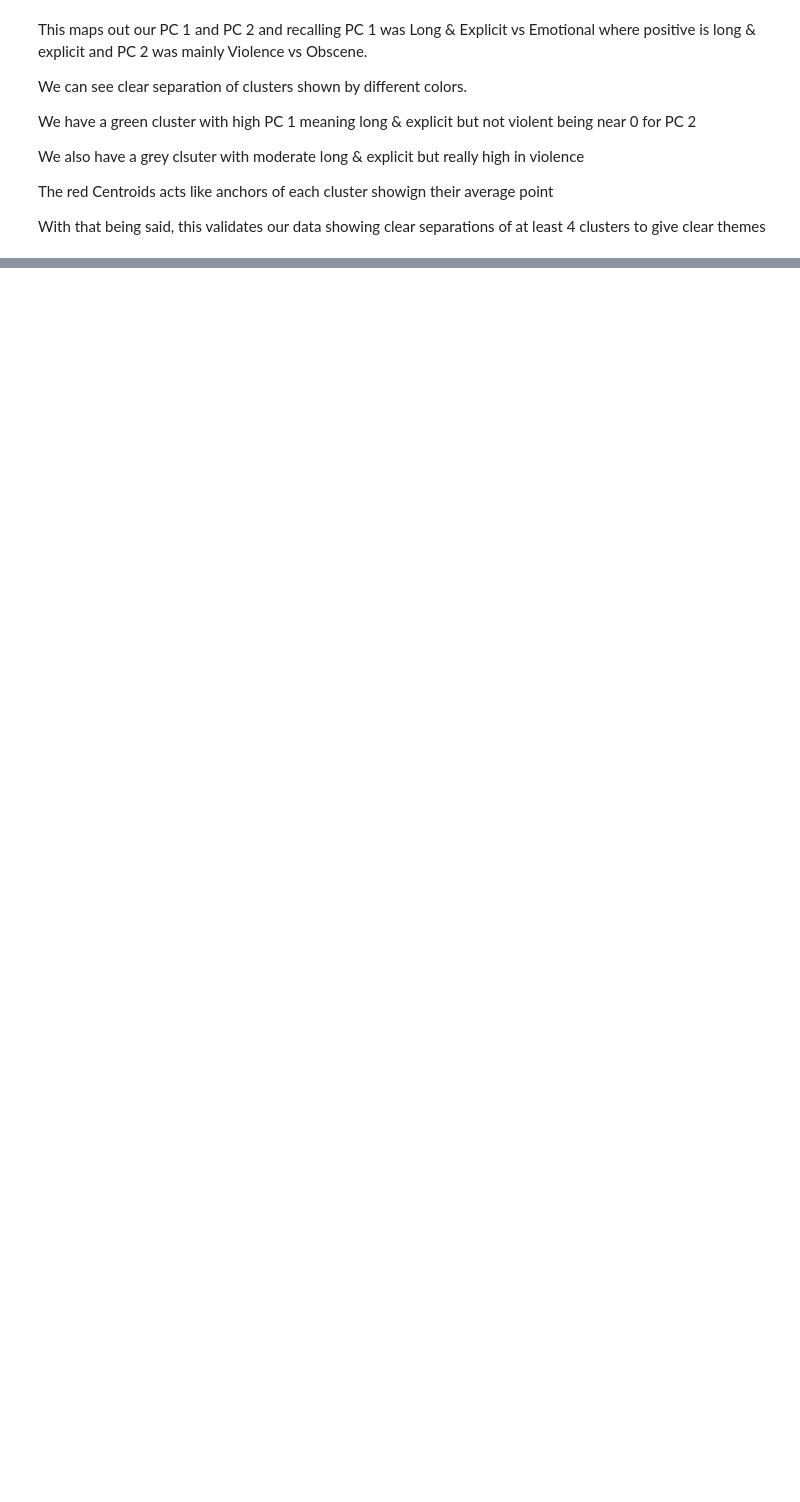
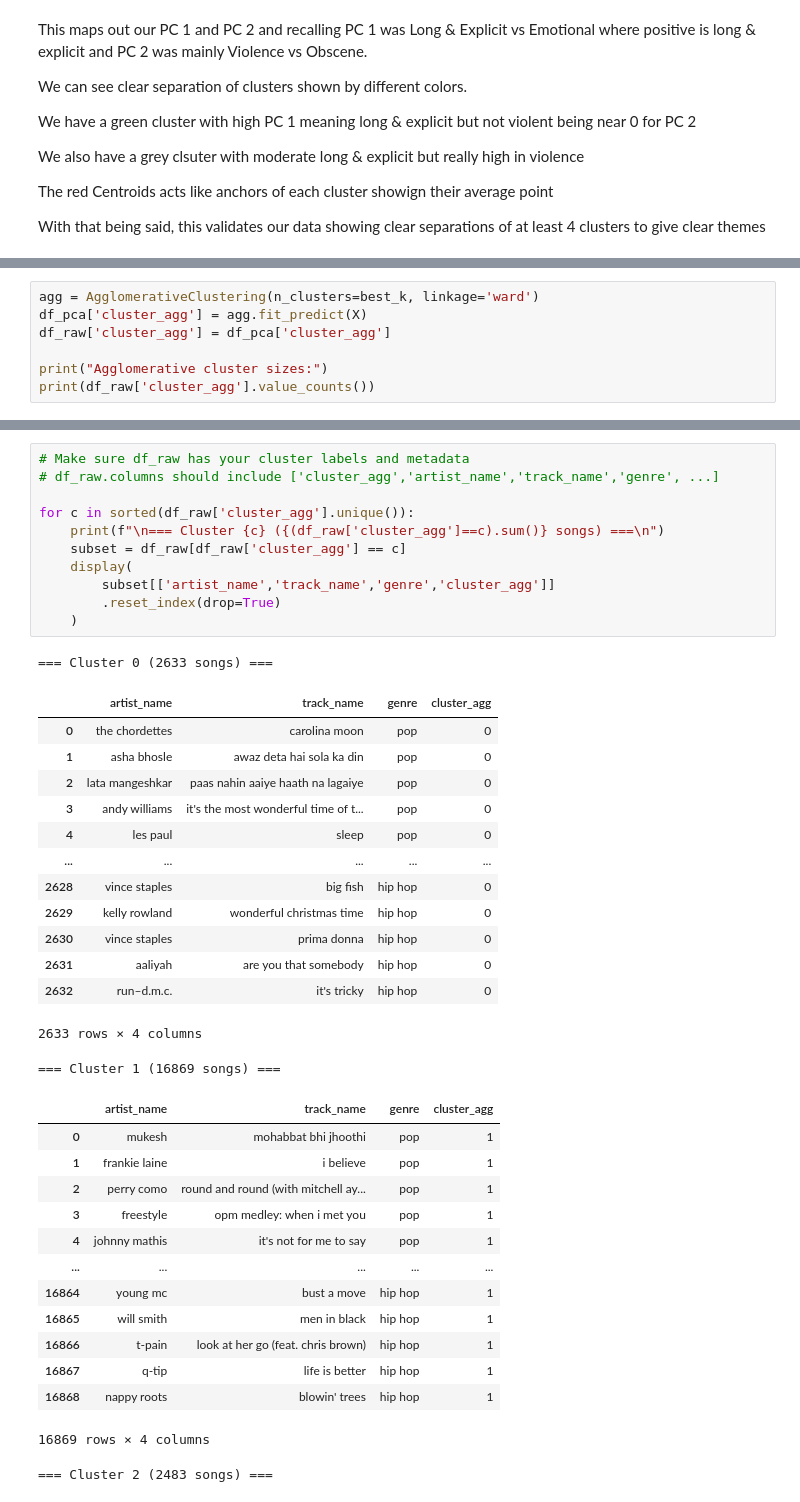
Before and after one commit to jweng8900/-TLAB-Music-Recommendation-Algorithm, a Jupyter notebook: Notebooks/3. Modeling.ipynb, the cells around one changed output, grey strips where cells are left out. Drawn from its saved outputs; the diff is of its cells as text; blank space fills up the shorter version.

```diff
--- a/Notebooks/Modeling.ipynb
+++ b/Notebooks/3. Modeling.ipynb
@@ -158,0 +175,7 @@ With that being said, this validates our data showing clear separations of at le
+# %%
+agg = AgglomerativeClustering(n_clusters=best_k, linkage='ward')
+df_pca['cluster_agg'] = agg.fit_predict(X)
+df_raw['cluster_agg'] = df_pca['cluster_agg']
+
+print("Agglomerative cluster sizes:")
+print(df_raw['cluster_agg'].value_counts())
@@ -158,0 +193,41 @@ With that being said, this validates our data showing clear separations of at le
+# %%
+# Make sure df_raw has your cluster labels and metadata
+# df_raw.columns should include ['cluster_agg','artist_name','track_name','genre', ...]
+
+for c in sorted(df_raw['cluster_agg'].unique()):
+    print(f"\n=== Cluster {c} ({(df_raw['cluster_agg']==c).sum()} songs) ===\n")
+    subset = df_raw[df_raw['cluster_agg'] == c]
+    display(
+        subset[['artist_name','track_name','genre','cluster_agg']]
+        .reset_index(drop=True)
+    )
+# %% [output]
+=== Cluster 0 (2633 songs) ===
+|  | artist_name | track_name | genre | cluster_agg |
+| 0 | the chordettes | carolina moon | pop | 0 |
+| 1 | asha bhosle | awaz deta hai sola ka din | pop | 0 |
+| 2 | lata mangeshkar | paas nahin aaiye haath na lagaiye | pop | 0 |
+| 3 | andy williams | it's the most wonderful time of t... | pop | 0 |
+| 4 | les paul | sleep | pop | 0 |
+| ... | ... | ... | ... | ... |
+| 2628 | vince staples | big fish | hip hop | 0 |
+| 2629 | kelly rowland | wonderful christmas time | hip hop | 0 |
+| 2630 | vince staples | prima donna | hip hop | 0 |
+| 2631 | aaliyah | are you that somebody | hip hop | 0 |
+| 2632 | run–d.m.c. | it's tricky | hip hop | 0 |
+2633 rows × 4 columns
+=== Cluster 1 (16869 songs) ===
+|  | artist_name | track_name | genre | cluster_agg |
+| 0 | mukesh | mohabbat bhi jhoothi | pop | 1 |
+| 1 | frankie laine | i believe | pop | 1 |
+| 2 | perry como | round and round (with mitchell ay... | pop | 1 |
+| 3 | freestyle | opm medley: when i met you | pop | 1 |
+| 4 | johnny mathis | it's not for me to say | pop | 1 |
+| ... | ... | ... | ... | ... |
+| 16864 | young mc | bust a move | hip hop | 1 |
+| 16865 | will smith | men in black | hip hop | 1 |
+| 16866 | t-pain | look at her go (feat. chris brown) | hip hop | 1 |
+| 16867 | q-tip | life is better | hip hop | 1 |
+| 16868 | nappy roots | blowin' trees | hip hop | 1 |
+16869 rows × 4 columns
+=== Cluster 2 (2483 songs) ===
```
Also changed, not shown: parts of 6 cells of this notebook, 12 other files.
